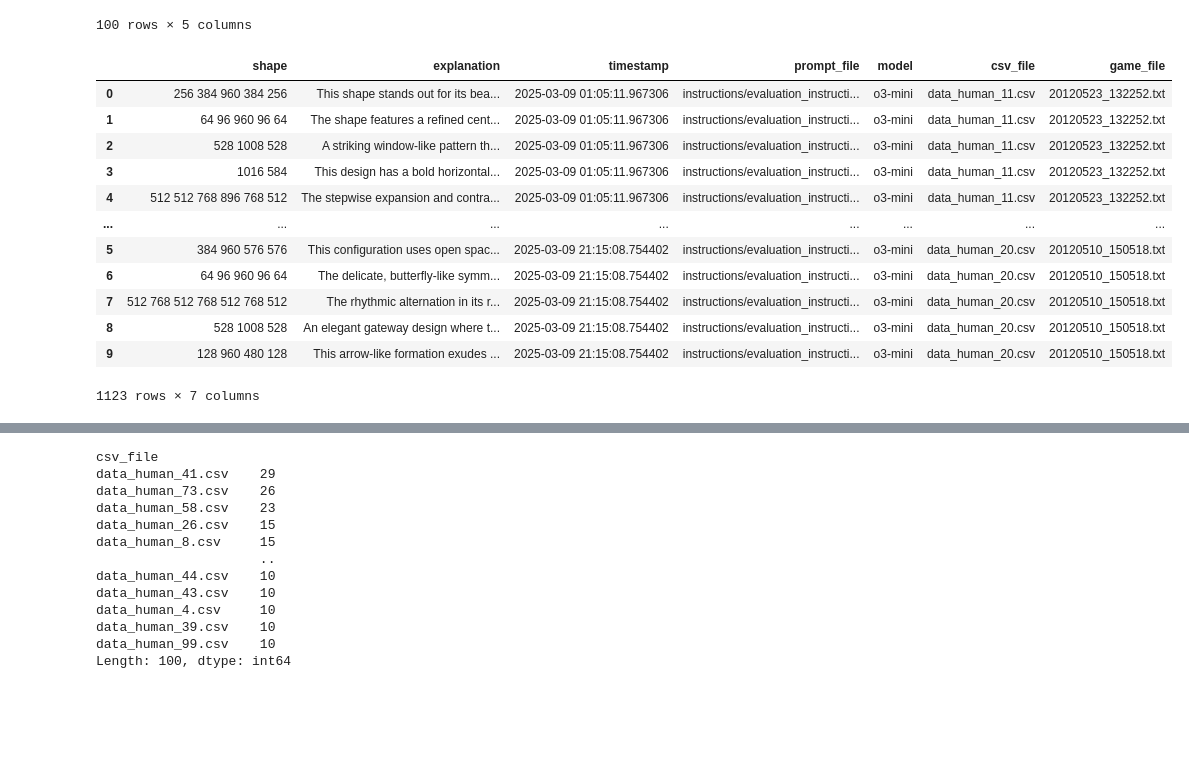
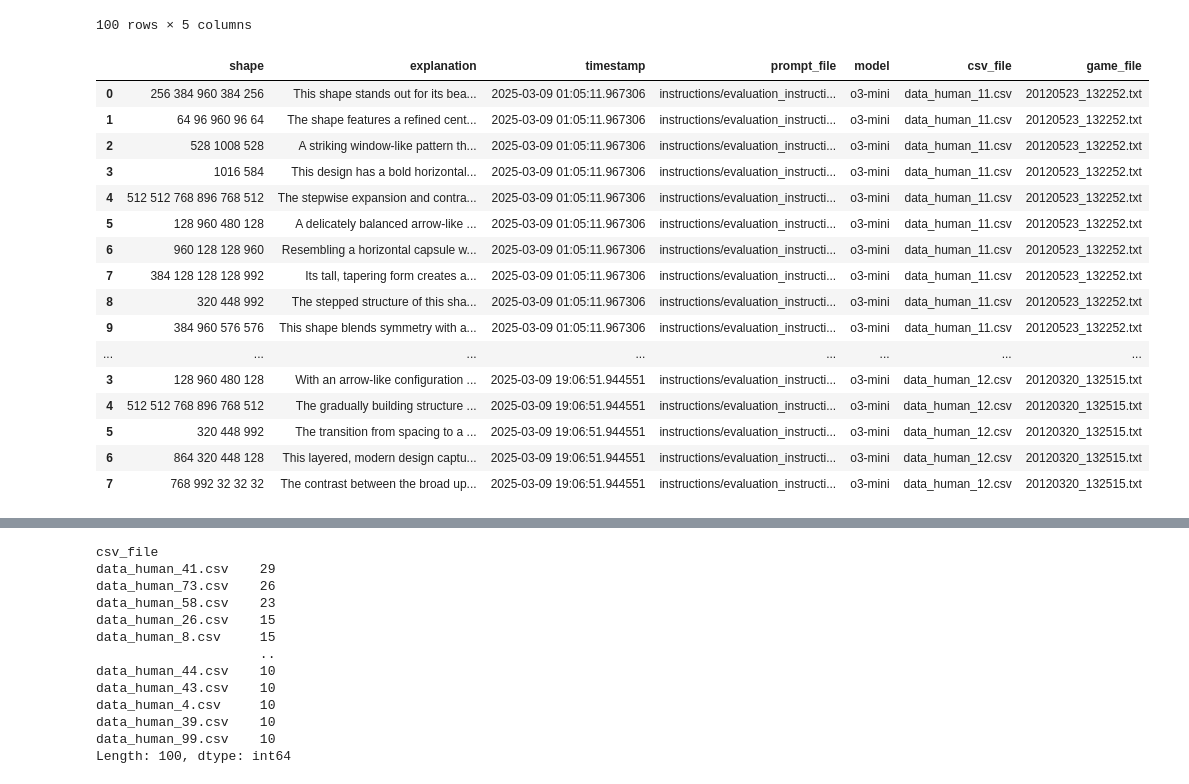
Before and after one commit to sarahhannahwu/benchmarking-creativity, a Jupyter notebook: analysis/LLM_evaluations_Mar9.ipynb, the cells around one changed output, grey strips where cells are left out. Cells and saved outputs as stored; diff of their text form; code cells hidden in the pictures; blank space fills up the shorter version.

Commit message:
collected data

```diff
--- a/analysis/LLM_evaluations_Mar9.ipynb
+++ b/analysis/LLM_evaluations_Mar9.ipynb
@@ -24,37 +24,41 @@ df
 # %%
 import csv
 from urllib import response
 
 df['response_dict'] = df['response'].apply(json.loads)
 response_df = pd.json_normalize(df['response_dict'], record_path=['items'])
 
 df_list = []
 for idx, row in df.iterrows():
     _response = pd.json_normalize(row['response_dict'], record_path=['items'])
     _response['timestamp'] = row['timestamp']
     _response['prompt_file'] = row['prompt_file']
     _response['model'] = row['model']
     _response['csv_file'] = row['csv_file']
     df_list.append(_response)
 llm_gallery_saves = pd.concat(df_list)
 llm_gallery_saves
 
 # Add a column for the .txt file by accessing the game_file column value from each .csv file
 csv_path = "../human_participants_blinded"
 
 llm_gallery_saves['game_file'] = llm_gallery_saves['csv_file'].apply(lambda csv_file: os.path.basename(pd.read_csv(os.path.join(csv_path, csv_file)).iloc[0]['game_file']))
-llm_gallery_saves
+llm_gallery_saves.head(50)
 # %% [output]
 |  | shape | explanation | timestamp | prompt_file | model | csv_file | game_file |
 | 0 | 256 384 960 384 256 | This shape stands out for its bea... | 2025-03-09 01:05:11.967306 | instructions/evaluation_instructi... | o3-mini | data_human_11.csv | 20120523_132252.txt |
 | 1 | 64 96 960 96 64 | The shape features a refined cent... | 2025-03-09 01:05:11.967306 | instructions/evaluation_instructi... | o3-mini | data_human_11.csv | 20120523_132252.txt |
 | 2 | 528 1008 528 | A striking window-like pattern th... | 2025-03-09 01:05:11.967306 | instructions/evaluation_instructi... | o3-mini | data_human_11.csv | 20120523_132252.txt |
 | 3 | 1016 584 | This design has a bold horizontal... | 2025-03-09 01:05:11.967306 | instructions/evaluation_instructi... | o3-mini | data_human_11.csv | 20120523_132252.txt |
 | 4 | 512 512 768 896 768 512 | The stepwise expansion and contra... | 2025-03-09 01:05:11.967306 | instructions/evaluation_instructi... | o3-mini | data_human_11.csv | 20120523_132252.txt |
+| 5 | 128 960 480 128 | A delicately balanced arrow-like ... | 2025-03-09 01:05:11.967306 | instructions/evaluation_instructi... | o3-mini | data_human_11.csv | 20120523_132252.txt |
+| 6 | 960 128 128 960 | Resembling a horizontal capsule w... | 2025-03-09 01:05:11.967306 | instructions/evaluation_instructi... | o3-mini | data_human_11.csv | 20120523_132252.txt |
+| 7 | 384 128 128 128 992 | Its tall, tapering form creates a... | 2025-03-09 01:05:11.967306 | instructions/evaluation_instructi... | o3-mini | data_human_11.csv | 20120523_132252.txt |
+| 8 | 320 448 992 | The stepped structure of this sha... | 2025-03-09 01:05:11.967306 | instructions/evaluation_instructi... | o3-mini | data_human_11.csv | 20120523_132252.txt |
+| 9 | 384 960 576 576 | This shape blends symmetry with a... | 2025-03-09 01:05:11.967306 | instructions/evaluation_instructi... | o3-mini | data_human_11.csv | 20120523_132252.txt |
 | ... | ... | ... | ... | ... | ... | ... | ... |
-| 5 | 384 960 576 576 | This configuration uses open spac... | 2025-03-09 21:15:08.754402 | instructions/evaluation_instructi... | o3-mini | data_human_20.csv | 20120510_150518.txt |
-| 6 | 64 96 960 96 64 | The delicate, butterfly-like symm... | 2025-03-09 21:15:08.754402 | instructions/evaluation_instructi... | o3-mini | data_human_20.csv | 20120510_150518.txt |
-| 7 | 512 768 512 768 512 768 512 | The rhythmic alternation in its r... | 2025-03-09 21:15:08.754402 | instructions/evaluation_instructi... | o3-mini | data_human_20.csv | 20120510_150518.txt |
-| 8 | 528 1008 528 | An elegant gateway design where t... | 2025-03-09 21:15:08.754402 | instructions/evaluation_instructi... | o3-mini | data_human_20.csv | 20120510_150518.txt |
-| 9 | 128 960 480 128 | This arrow-like formation exudes ... | 2025-03-09 21:15:08.754402 | instructions/evaluation_instructi... | o3-mini | data_human_20.csv | 20120510_150518.txt |
+| 3 | 128 960 480 128 | With an arrow-like configuration ... | 2025-03-09 19:06:51.944551 | instructions/evaluation_instructi... | o3-mini | data_human_12.csv | 20120320_132515.txt |
+| 4 | 512 512 768 896 768 512 | The gradually building structure ... | 2025-03-09 19:06:51.944551 | instructions/evaluation_instructi... | o3-mini | data_human_12.csv | 20120320_132515.txt |
+| 5 | 320 448 992 | The transition from spacing to a ... | 2025-03-09 19:06:51.944551 | instructions/evaluation_instructi... | o3-mini | data_human_12.csv | 20120320_132515.txt |
+| 6 | 864 320 448 128 | This layered, modern design captu... | 2025-03-09 19:06:51.944551 | instructions/evaluation_instructi... | o3-mini | data_human_12.csv | 20120320_132515.txt |
+| 7 | 768 992 32 32 32 | The contrast between the broad up... | 2025-03-09 19:06:51.944551 | instructions/evaluation_instructi... | o3-mini | data_human_12.csv | 20120320_132515.txt |
-1123 rows × 7 columns
```
Also changed, not shown: parts of 7 cells of this notebook, 3 other files.
